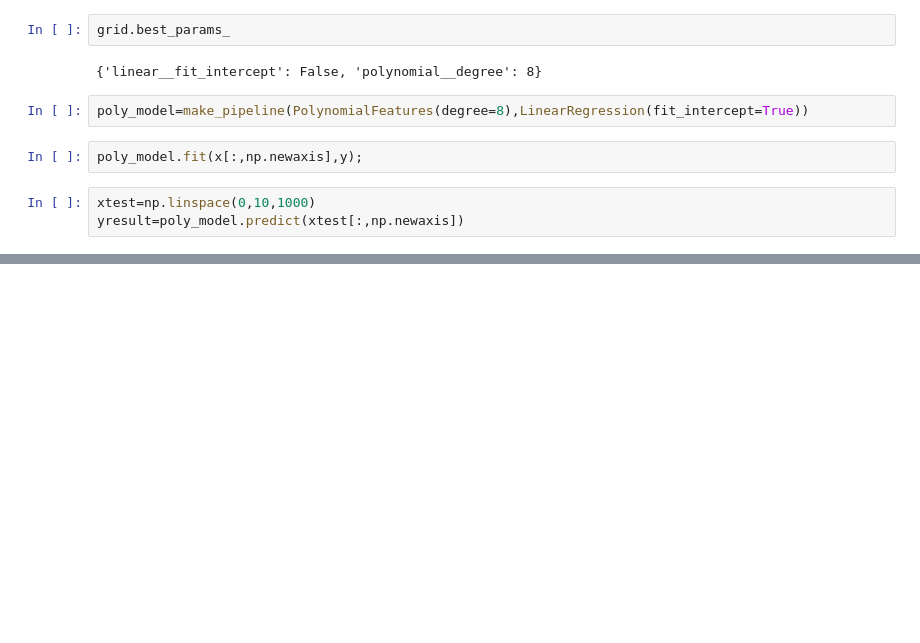
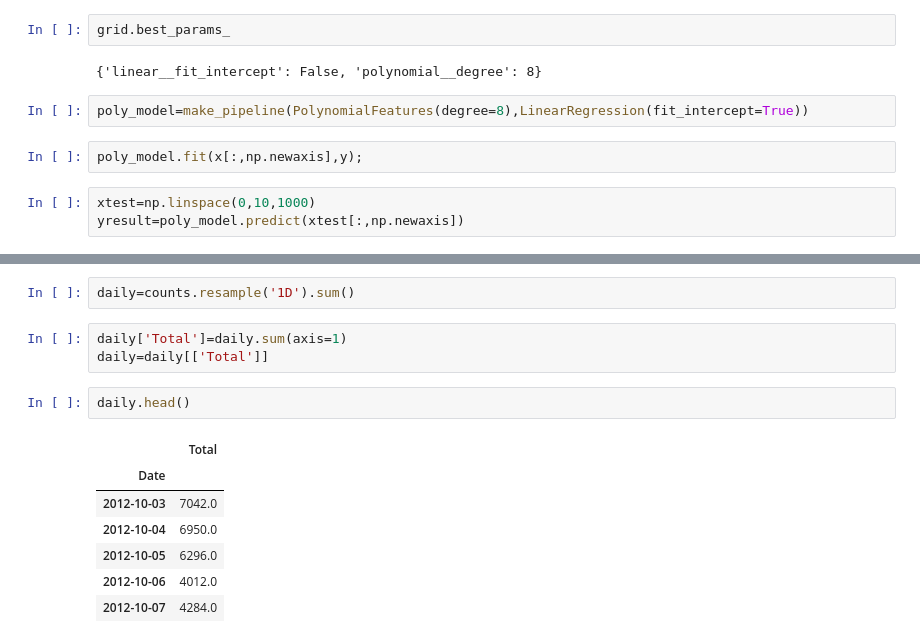
Before and after one commit to Jovamih/PythonProyectos, a Jupyter notebook: Machine Learning/Linear Regression.ipynb, the cells around one changed output, grey strips where cells are left out. Drawn from its saved outputs; the diff is of its cells as text; blank space fills up the shorter version.

```diff
--- a/Machine Learning/Linear Regression.ipynb
+++ b/Machine Learning/Linear Regression.ipynb
@@ -118,0 +158,15 @@ array([ 0.00000000e+00,  9.85971352e-01, -1.13365039e-01,  8.91616229e-03,
+# %%
+daily=counts.resample('1D').sum()
+# %%
+daily['Total']=daily.sum(axis=1)
+daily=daily[['Total']]
+# %%
+daily.head()
+# %% [output]
+|  | Total |
+| Date |  |
+| 2012-10-03 | 7042.0 |
+| 2012-10-04 | 6950.0 |
+| 2012-10-05 | 6296.0 |
+| 2012-10-06 | 4012.0 |
+| 2012-10-07 | 4284.0 |
```
Also changed, not shown: parts of 13 cells of this notebook, 1 other file.
